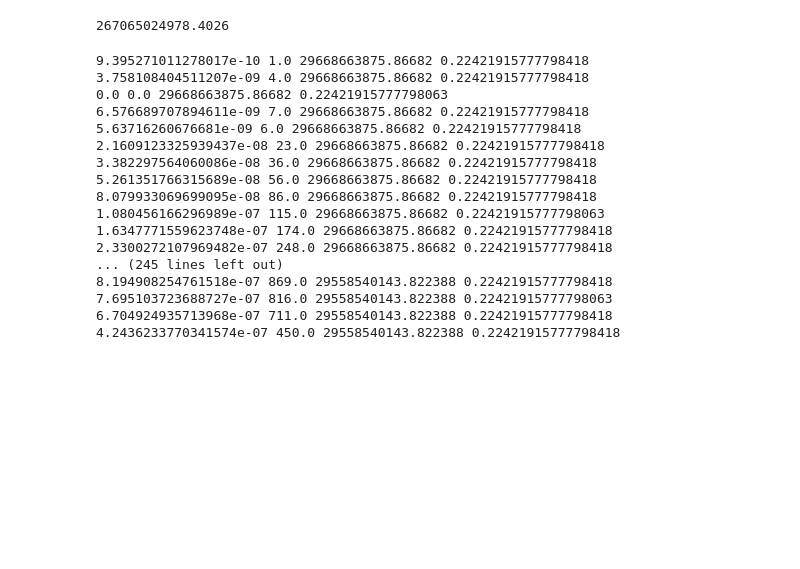
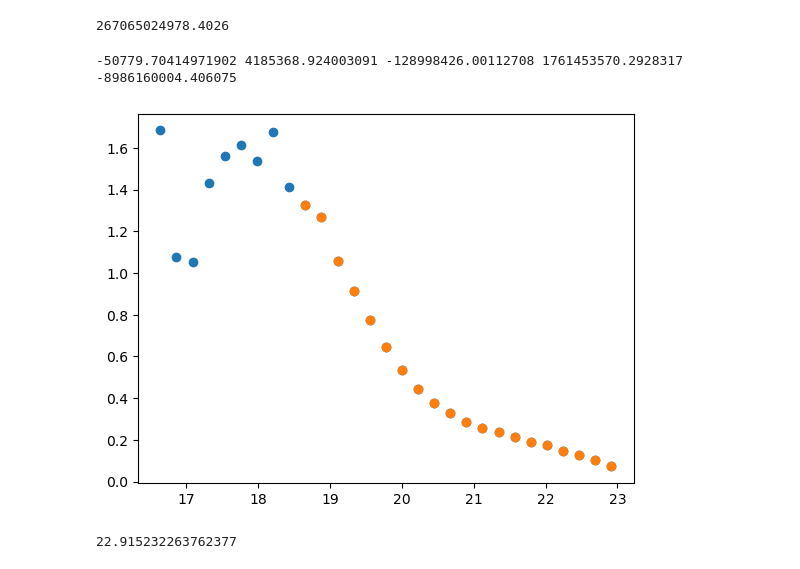
Before and after one commit to XuZhaozhong-1/DESI-ZTF, a Jupyter notebook: DESI-ZTF-2/QSO_DIS1.ipynb, the cells around one changed output. Drawn from its saved outputs; the diff is of its cells as text; code cells hidden in the pictures; blank space fills up the shorter version.

```diff
--- a/DESI-ZTF-2/QSO_DIS1.ipynb
+++ b/DESI-ZTF-2/QSO_DIS1.ipynb
@@ -88,27 +89,8 @@ x=0
 for i in range(len(z_bins)-1):
     for j in range(len(mag_r_bins)-1):
         phi_r[i, j] = counts_r[i, j] / (volumes[i] * delta_m_r[j])/0.16
-        print(phi_r[i,j],counts_r[i,j],volumes[i],delta_m_r[j])
-        x+=counts_r[i,j]
+        #print(phi_r[i,j],counts_r[i,j],volumes[i],delta_m_r[j])
 #print(phi_r.shape,x)
-# %% [output]
-9.395271011278017e-10 1.0 29668663875.86682 0.22421915777798418
-3.758108404511207e-09 4.0 29668663875.86682 0.22421915777798418
-0.0 0.0 29668663875.86682 0.22421915777798063
-6.576689707894611e-09 7.0 29668663875.86682 0.22421915777798418
-5.63716260676681e-09 6.0 29668663875.86682 0.22421915777798418
-2.1609123325939437e-08 23.0 29668663875.86682 0.22421915777798418
-3.382297564060086e-08 36.0 29668663875.86682 0.22421915777798418
-5.261351766315689e-08 56.0 29668663875.86682 0.22421915777798418
-8.079933069699095e-08 86.0 29668663875.86682 0.22421915777798418
-1.080456166296989e-07 115.0 29668663875.86682 0.22421915777798063
-1.6347771559623748e-07 174.0 29668663875.86682 0.22421915777798418
-2.3300272107969482e-07 248.0 29668663875.86682 0.22421915777798418
-... (245 lines left out)
-8.194908254761518e-07 869.0 29558540143.822388 0.22421915777798418
-7.695103723688727e-07 816.0 29558540143.822388 0.22421915777798063
-6.704924935713968e-07 711.0 29558540143.822388 0.22421915777798418
-4.2436233770341574e-07 450.0 29558540143.822388 0.22421915777798418
 # %%
 def phi1(m,z1, z2):
     indices = np.where((z_desi > z1) & (z_desi < z2))
@@ -125,3 +108,36 @@ for i in range(len(z_bins)-1):
     for j in range(len(mag_r_bins)-1):
         m_mid = 0.5 * (mag_r_bins[j] + mag_r_bins[j+1])
         phi_r_prediction[i,j] = phi1(m_mid,z_bins[i],z_bins[i+1])
+# %%
+# Define the function with two parameters
+def func(x, a, b,c,d,e):
+    return a*x**(-1) + b*x**(-2) + c*x**(-3) + d*x**(-4) + e*x**(-5)
+
+# Calculate the central values of the bins
+mag_r_cens = 0.5 * (mag_r_bins[1:] + mag_r_bins[:-1])
+
+# Calculate the ratio
+ratio = np.mean(phi_r / phi_r_prediction, axis=0)
+
+# Plot the initial scatter plot
+plt.scatter(mag_r_cens, ratio)
+
+# Apply a filter to select the desired indices
+indices = mag_r_cens > 18.5
+plt.scatter(mag_r_cens[indices], ratio[indices])
+
+# Fit the curve to the filtered data
+popt, pcov = curve_fit(func, mag_r_cens[indices], ratio[indices], maxfev=24000)
+
+# Unpack the fitted parameters
+a, b, c, d, e= popt
+print(a, b, c, d, e)
+
+#plt.plot(x_fit, y_fit, label='Fitted Function', color='red')
+# %% [output]
+-50779.70414971902 4185368.924003091 -128998426.00112708 1761453570.2928317 -8986160004.406075
+[figure, added]
+# %%
+print(mag_r_cens.max())
+# %% [output]
+22.915232263762377
```
Also changed, not shown: parts of 14 cells of this notebook, 1 other file.
